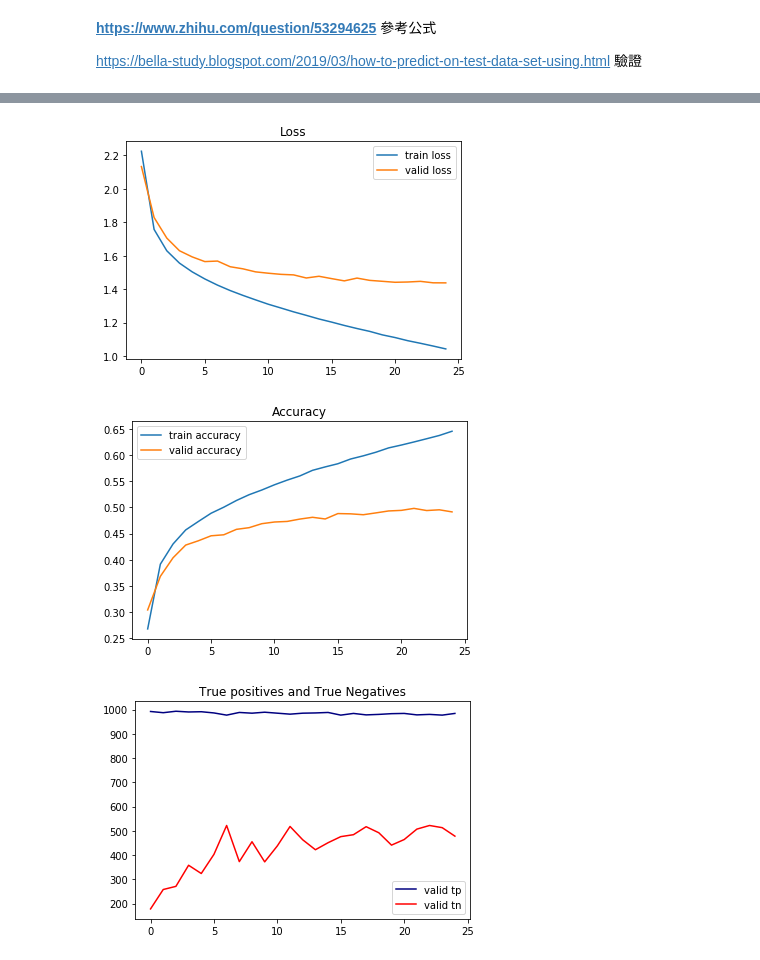
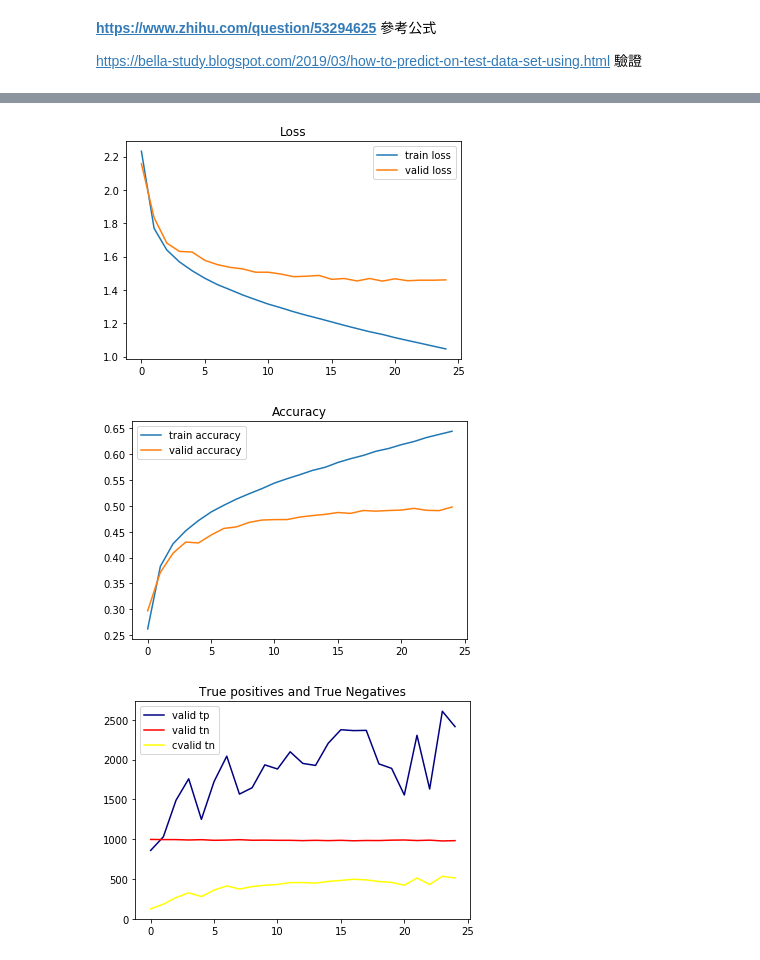
Before and after one commit to lucyweb/2nd-ML100DAYS, a Jupyter notebook: homework/Day088_HW.ipynb, the cells around one changed output, grey strips where cells are left out. Drawn from its saved outputs; the diff is of its cells as text; code cells hidden in the pictures.

```diff
--- a/homework/Day088_HW.ipynb
+++ b/homework/Day088_HW.ipynb
@@ -91,7 +91,7 @@ class Record_tp_tn(Callback):
 
     def on_train_begin(self, epoch, logs = {}):
         logs = logs or {}
-        record_items = ["val_auc", "val_fp", "val_fn", "val_tp", "val_tn"]
+        record_items = ["val_auc", "val_tp", "val_tn" , "cval_tp", "cval_tn"]
         for i in record_items:
             if i not in self.params['metrics']:
                 self.params['metrics'].append(i)
@@ -102,13 +102,15 @@ class Record_tp_tn(Callback):
         y_pred = self.model.predict(self.validation_data[0]) #注意, 結果是機率
         y_pred = (y_pred[:, 1] >= thres) * 1
 
+        val_tp = sum(y_true*y_pred) #why true positive是y_true*y_pred這樣算?? 和confusion_matrix有差異
+        val_tn = sum((y_true==0) & (y_pred==0))
+
+        logs["val_tp"] = val_tp
+        logs["val_tn"] = val_tn
 
         matrix = confusion_matrix(y_true=y_true,y_pred= y_pred)
-        logs["val_tp"] = matrix[0,0] #true positive
-        logs["val_fn"] = matrix[0,1] #false negative
-
-        logs["val_fp"] = matrix[1,0] #false positive
-        logs["val_tn"] = matrix[1,1] #true negative
+        logs["cval_tp"] = matrix[0,0] #true positive
+        logs["cval_tn"] = matrix[1,1] #true negative
 
 
 rec_tptn = Record_tp_tn()
@@ -158,28 +176,33 @@ valid_acc = model.history.history["val_acc"]
 """
 valid_tp = model.history.history['val_tp']
 valid_tn = model.history.history['val_tn']
+cvalid_tp = model.history.history['cval_tp']
+cvalid_tn = model.history.history['cval_tn']
 # %%
 import matplotlib.pyplot as plt
 %matplotlib inline
 
 plt.plot(range(len(train_loss)), train_loss, label="train loss")
 plt.plot(range(len(valid_loss)), valid_loss, label="valid loss")
 plt.legend()
 plt.title("Loss")
 plt.show()
 
 plt.plot(range(len(train_acc)), train_acc, label="train accuracy")
 plt.plot(range(len(valid_acc)), valid_acc, label="valid accuracy")
 plt.legend()
 plt.title("Accuracy")
 plt.show()
 
 plt.plot(range(len(valid_tp)), valid_tp, label="valid tp", color="navy")
 plt.plot(range(len(valid_tn)), valid_tn, label="valid tn", color="red")
+
+#plt.plot(range(len(cvalid_tp)), cvalid_tp, label="cvalid tp", color="green")
+plt.plot(range(len(cvalid_tn)), cvalid_tn, label="cvalid tn", color="yellow")
 plt.legend()
 plt.title("True positives and True Negatives")
 plt.show()
 # %% [output]
-[figure, old version]
+[figure, new version]
-[figure, old version]
+[figure, new version]
-[figure, old version]
+[figure, new version]
```
Also changed, not shown: parts of 2 cells of this notebook.
